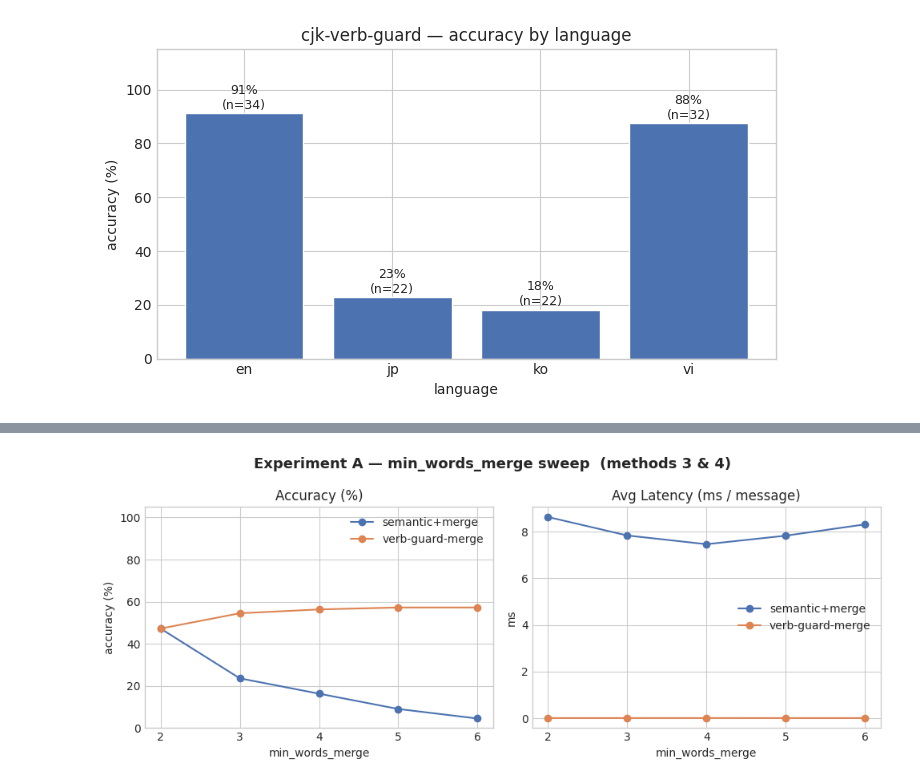
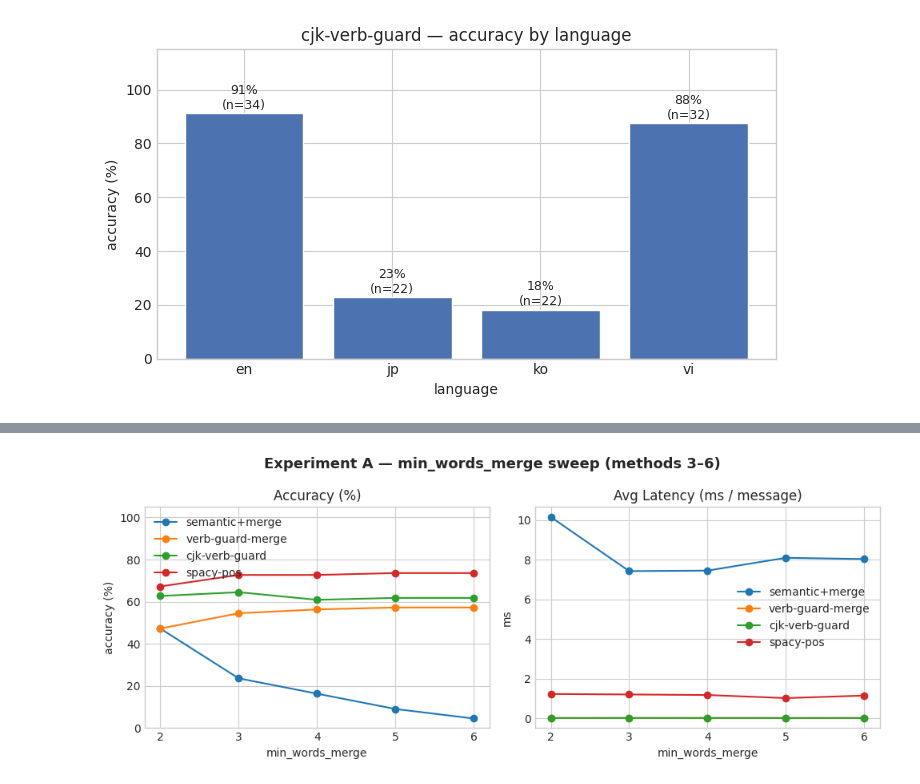
Before and after one commit to mrzaizai2k/few_shot_routing_pipeline, a Jupyter notebook: src/multi_intent_benchmark_v2.ipynb, the cells around one changed output, grey strips where cells are left out. Cells and saved outputs as stored; diff of their text form; code cells hidden in the pictures.

```diff
--- a/src/multi_intent_benchmark_v2.ipynb
+++ b/src/multi_intent_benchmark_v2.ipynb
@@ -931,6 +1076,7 @@ METHODS = [
     {"func": method3_semantic_merge,  "name": "semantic+merge"},
     {"func": method4_verb_guard_merge,"name": "verb-guard-merge"},
     {"func": method5_cjk_verb_guard,  "name": "cjk-verb-guard"},
+    {"func": method6_spacy_pos,       "name": "spacy-pos"},
     # ── add more entries here ──────────────────────────────────────────
 ]
 # %% [markdown]
@@ -1329,43 +1556,68 @@ def plot_exp_a(
 ) -> None:
     """
     Line chart: accuracy and avg latency vs min_words_merge,
     one line per method.
     """
+
     _apply_style(cfg)
-    fig, axes = plt.subplots(1, 2, figsize=(cfg["fig_width"], cfg["fig_height"]))
-    fig.suptitle(
-        "Experiment A — min_words_merge sweep  (methods 3 & 4)",
-        fontsize=13, fontweight="bold",
+
+    fig, axes = plt.subplots(
+        1, 2,
+        figsize=(cfg["fig_width"], cfg["fig_height"])
     )
 
-    colors = [cfg["bar_color"], cfg["accent_color"]]
+    fig.suptitle(
+        "Experiment A — min_words_merge sweep (methods 3–6)",
+        fontsize=13,
+        fontweight="bold",
+    )
 
-    for (label, results), color in zip(exp_results.items(), colors):
+    # generate enough colors automatically
+    cmap = plt.cm.get_cmap("tab10")
+
+    for i, (label, results) in enumerate(exp_results.items()):
+
+        color = cmap(i)
+
         accs = [r["accuracy"] * 100 for r in results]
-        lats = [r["avg_time_ms"]    for r in results]
+        lats = [r["avg_time_ms"] for r in results]
 
-        axes[0].plot(sweep_values, accs, marker="o", label=label, color=color)
-        axes[1].plot(sweep_values, lats, marker="o", label=label, color=color)
+        axes[0].plot(
+            sweep_values,
+            accs,
+            marker="o",
+            label=label,
+            color=color,
+        )
+
+        axes[1].plot(
+            sweep_values,
+            lats,
+            marker="o",
+            label=label,
+            color=color,
+        )
 
     axes[0].set_title("Accuracy (%)")
     axes[0].set_xlabel("min_words_merge")
     axes[0].set_ylabel("accuracy (%)")
     axes[0].set_ylim(0, 105)
     axes[0].set_xticks(sweep_values)
     axes[0].legend()
 
     axes[1].set_title("Avg Latency (ms / message)")
     axes[1].set_xlabel("min_words_merge")
     axes[1].set_ylabel("ms")
     axes[1].set_xticks(sweep_values)
     axes[1].legend()
 
     plt.tight_layout()
     plt.show()
 
+
 plot_exp_a(exp_a_results, SWEEP_MIN_WORDS, CONFIG)
 # %% [output]
-[figure, old version]
+[figure, new version]
 # %%
 # ── Summary table — Experiment A ──────────────────────────────────────────
 exp_a_rows = []
```
Also changed, not shown: parts of 43 cells of this notebook, 1 other file.
